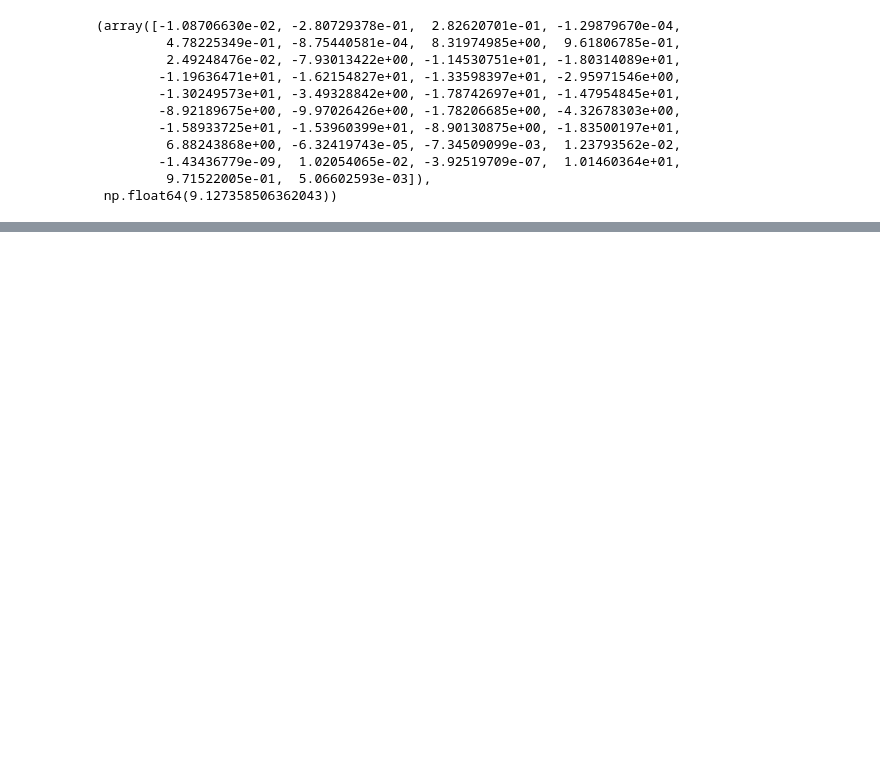
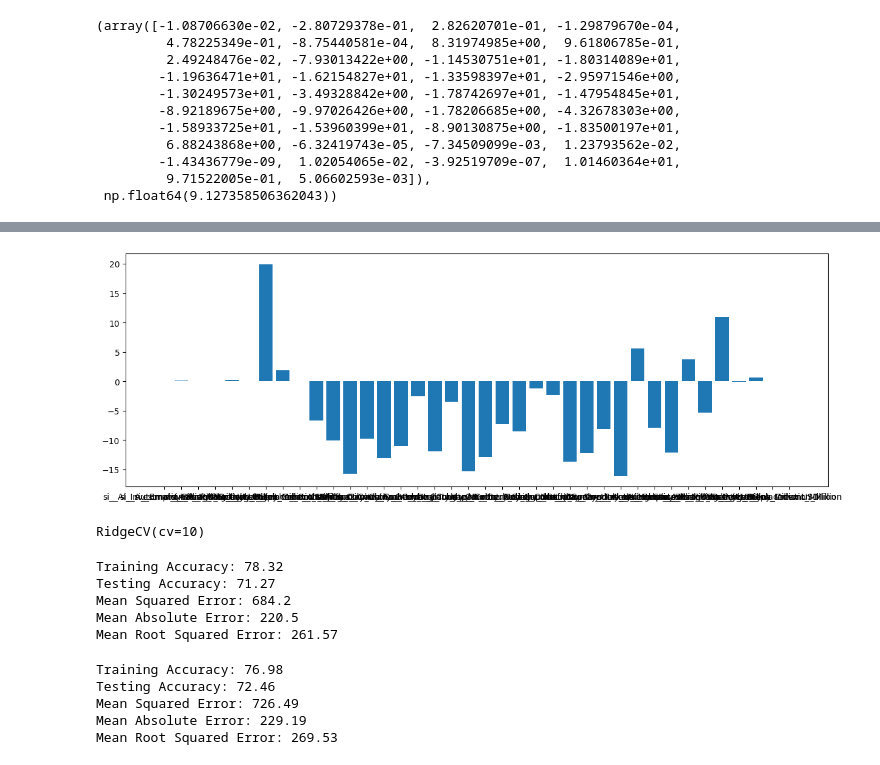
Before and after one commit to AftabQuant/Machine-Learning-Chronicles, a Jupyter notebook: Machine Learning Hub/Data Science Course/Revision Of Algorithms/Supervised Learnings/Regression Algorithms.ipynb, the cells around one changed output, grey strips where cells are left out. Saved outputs shown, nothing was run; the diff lists cells and outputs as text; code cells hidden in the pictures; blank space fills up the shorter version.

```diff
--- a/Machine Learning Hub/Data Science Course/Revision Of Algorithms/Supervised Learnings/Regression Algorithms.ipynb
+++ b/Machine Learning Hub/Data Science Course/Revision Of Algorithms/Supervised Learnings/Regression Algorithms.ipynb
@@ -217,0 +231,3 @@ hello
+# %%
+ls = Lasso(alpha=0.0001)
+lsv = LassoCV(cv=10, max_iter=50)
@@ -217,0 +287,6 @@ hello
+# %%
+plt.figure(figsize=(15,5))
+plt.bar(x_en.columns, ls.coef_)
+plt.show()
+# %% [output]
+[figure, added]
@@ -217,0 +296,29 @@ hello
+# %%
+ri.fit(x_train, y_train)
+ric.fit(x_train, y_train)
+# %% [output]
+RidgeCV(cv=10)
+# %%
+print(f"Training Accuracy: {round(ri.score(x_train, y_train)*100, 2)}")
+print(f"Testing Accuracy: {round(ri.score(x_test, y_test)*100, 2)}")
+print(f"Mean Squared Error: {round(mean_squared_error(y_train, ri.predict(x_train))*100, 2)}")
+print(f"Mean Absolute Error: {round(mean_absolute_error(y_train, ri.predict(x_train))*100, 2)}")
+print(f"Mean Root Squared Error: {round(root_mean_squared_error(y_train, ri.predict(x_train))*100, 2)}")
+# %% [output]
+Training Accuracy: 78.32
+Testing Accuracy: 71.27
+Mean Squared Error: 684.2
+Mean Absolute Error: 220.5
+Mean Root Squared Error: 261.57
+# %%
+print(f"Training Accuracy: {round(ric.score(x_train, y_train)*100, 2)}")
+print(f"Testing Accuracy: {round(ric.score(x_test, y_test)*100, 2)}")
+print(f"Mean Squared Error: {round(mean_squared_error(y_train, ric.predict(x_train))*100, 2)}")
+print(f"Mean Absolute Error: {round(mean_absolute_error(y_train, ric.predict(x_train))*100, 2)}")
+print(f"Mean Root Squared Error: {round(root_mean_squared_error(y_train, ric.predict(x_train))*100, 2)}")
+# %% [output]
+Training Accuracy: 76.98
+Testing Accuracy: 72.46
+Mean Squared Error: 726.49
+Mean Absolute Error: 229.19
+Mean Root Squared Error: 269.53
```
Also changed, not shown: parts of 15 cells of this notebook.
